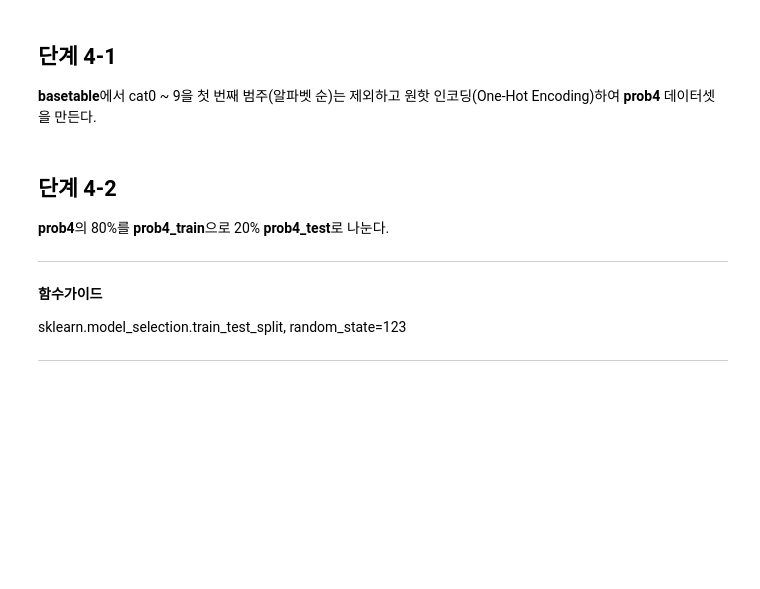
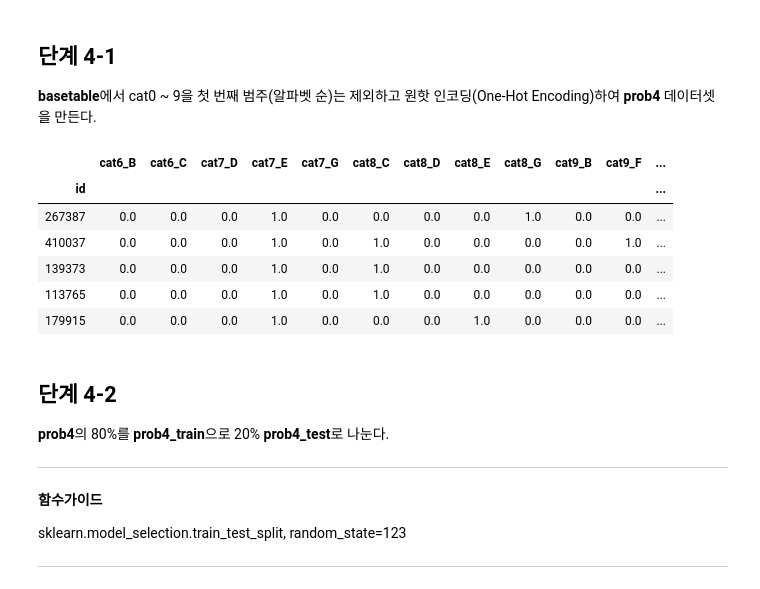
Before and after one commit to sunkusun9/DS_lv3_2605, a Jupyter notebook: sec_ds_lv3_prob2_prob.ipynb, the cells around one changed output. Cells and saved outputs as stored; diff of their text form; code cells hidden in the pictures; blank space fills up the shorter version.

```diff
--- a/sec_ds_lv3_prob2_prob.ipynb
+++ b/sec_ds_lv3_prob2_prob.ipynb
@@ -1162,6 +1249,29 @@ y값은 분위 구간에서 target의 평균을 산포도 그래프로 동시에
 ## 단계 4-1
 
 **basetable**에서 cat0 ~ 9을 첫 번째 범주(알파벳 순)는 제외하고 원핫 인코딩(One-Hot Encoding)하여 **prob4** 데이터셋을 만든다.
+# %%
+from sklearn.preprocessing import OneHotEncoder
+
+# 각 변수에서 제외하고자 하는 범주값을 만듭니다.
+# 아래 방법은 제외하는 변수를 탄력적으로 조정이 가능합니다.
+drop_var = df_basetable[cat_cols].apply(
+    lambda x: np.sort(x.unique())[0], axis = 0
+)
+ohe = OneHotEncoder(drop=drop_var, sparse = False)
+ohe.fit(df_basetable[cat_cols])
+X_dum = ohe.get_feature_names(cat_cols).tolist()
+df_prob4 = df_basetable.join(
+    pd.DataFrame(ohe.transform(df_basetable[cat_cols]), index = df_basetable.index, columns = X_dum)
+)
+df_prob4.iloc[:5, -20:]
+# %% [output]
+|  | cat6_B | cat6_C | cat7_D | cat7_E | cat7_G | cat8_C | cat8_D | cat8_E | cat8_G | cat9_B | cat9_F | ... |
+| id |  |  |  |  |  |  |  |  |  |  |  | ... |
+| 267387 | 0.0 | 0.0 | 0.0 | 1.0 | 0.0 | 0.0 | 0.0 | 0.0 | 1.0 | 0.0 | 0.0 | ... |
+| 410037 | 0.0 | 0.0 | 0.0 | 1.0 | 0.0 | 1.0 | 0.0 | 0.0 | 0.0 | 0.0 | 1.0 | ... |
+| 139373 | 0.0 | 0.0 | 0.0 | 1.0 | 0.0 | 1.0 | 0.0 | 0.0 | 0.0 | 0.0 | 0.0 | ... |
+| 113765 | 0.0 | 0.0 | 0.0 | 1.0 | 0.0 | 1.0 | 0.0 | 0.0 | 0.0 | 0.0 | 0.0 | ... |
+| 179915 | 0.0 | 0.0 | 0.0 | 1.0 | 0.0 | 0.0 | 0.0 | 1.0 | 0.0 | 0.0 | 0.0 | ... |
 # %% [markdown]
 ## 단계 4-2
 
```
Also changed, not shown: parts of 110 cells of this notebook.
